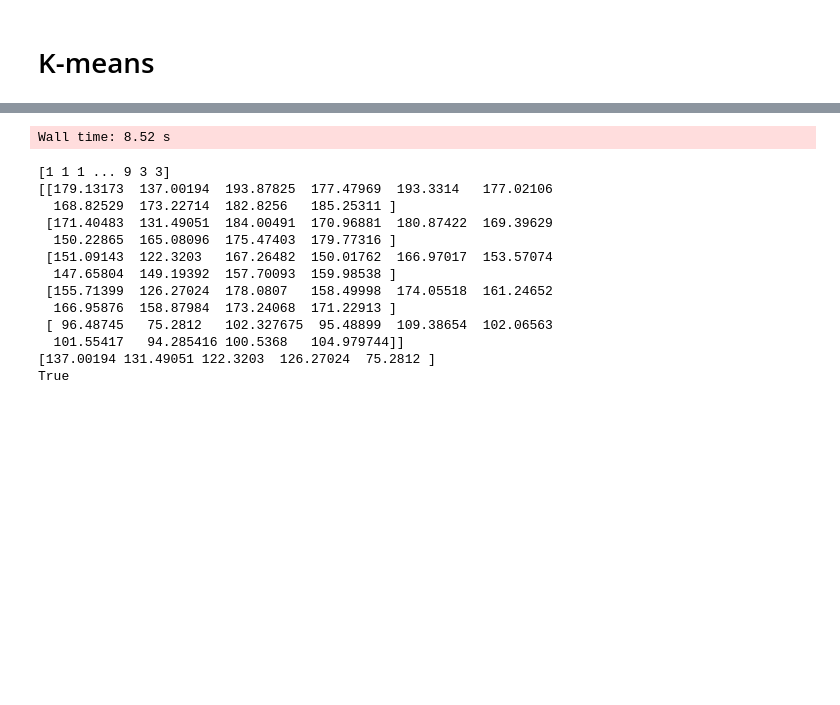
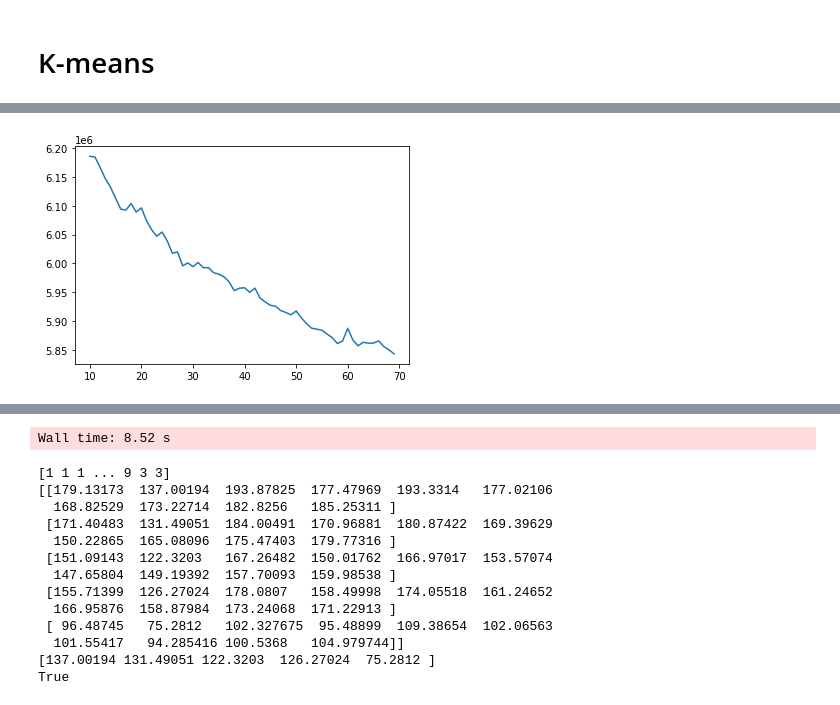
Before and after one commit to moshimoshisama/nlp_lab, a Jupyter notebook: JupyterNotebook/SeedWords.ipynb, the cells around one changed output, grey strips where cells are left out. Drawn from its saved outputs; the diff is of its cells as text; code cells hidden in the pictures; blank space fills up the shorter version.

```diff
--- a/JupyterNotebook/SeedWords.ipynb
+++ b/JupyterNotebook/SeedWords.ipynb
@@ -23,0 +87,10 @@ Wall time: 1.39 s
+# %%
+for i in tqdm(range(50, 70)):
+    kmeans = KMeans(n_clusters=i, max_iter=500)
+    kmeans.fit(w2v)
+    cost.append(kmeans.inertia_)
+# %%
+plt.plot(range(10, 70), cost)
+plt.show()
+# %% [output]
+[figure, added]
```
Also changed, not shown: parts of 17 cells of this notebook, 3 other files.
